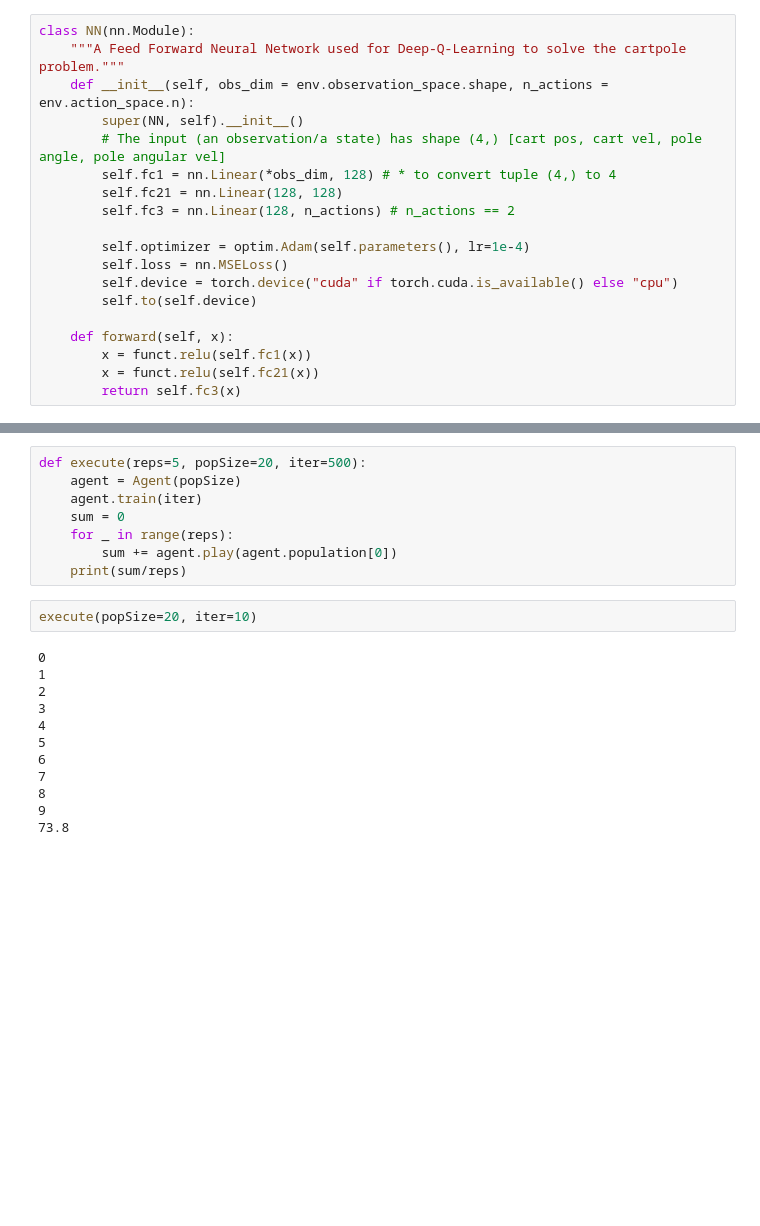
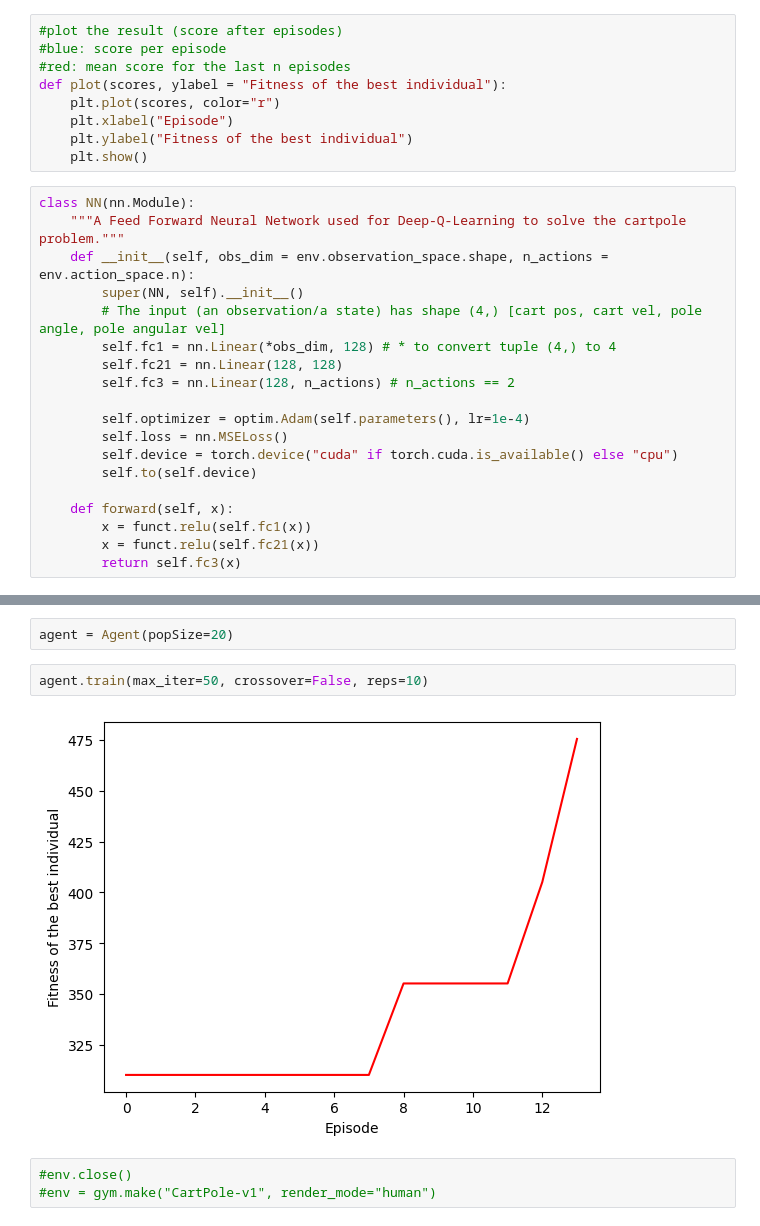
Before and after one commit to mark22222/neuroevolution, a Jupyter notebook: 6.ipynb, the cells around one changed output, grey strips where cells are left out. Cells and saved outputs as stored; diff of their text form; blank space fills up the shorter version.

```diff
--- a/6.ipynb
+++ b/6.ipynb
@@ -20,6 +20,15 @@ warnings.simplefilter(action='ignore', category=np.VisibleDeprecationWarning)
 warnings.simplefilter(action='ignore', category=UserWarning)
 # %%
 env = gym.make("CartPole-v1")
+# %%
+#plot the result (score after episodes)
+#blue: score per episode
+#red: mean score for the last n episodes
+def plot(scores, ylabel = "Fitness of the best individual"):
+    plt.plot(scores, color="r")
+    plt.xlabel("Episode")
+    plt.ylabel("Fitness of the best individual")
+    plt.show()
 # %%
 class NN(nn.Module):
     """A Feed Forward Neural Network used for Deep-Q-Learning to solve the cartpole problem."""
@@ -119,23 +153,10 @@ class Agent():
         return score
-# %%
-def execute(reps=5, popSize=20, iter=500):
-    agent = Agent(popSize)
-    agent.train(iter)
-    sum = 0
-    for _ in range(reps):
-        sum += agent.play(agent.population[0])
-    print(sum/reps)
-# %%
-execute(popSize=20, iter=10)
-# %% [output]
-0
-1
-2
-3
-4
-5
-6
-7
-8
-9
-73.8
+# %%
+agent = Agent(popSize=20)
+# %%
+agent.train(max_iter=50, crossover=False, reps=10)
+# %% [output]
+[figure, added]
+# %%
+#env.close()
+#env = gym.make("CartPole-v1", render_mode="human")
```
Also changed, not shown: parts of 2 cells of this notebook, 1 other file.
